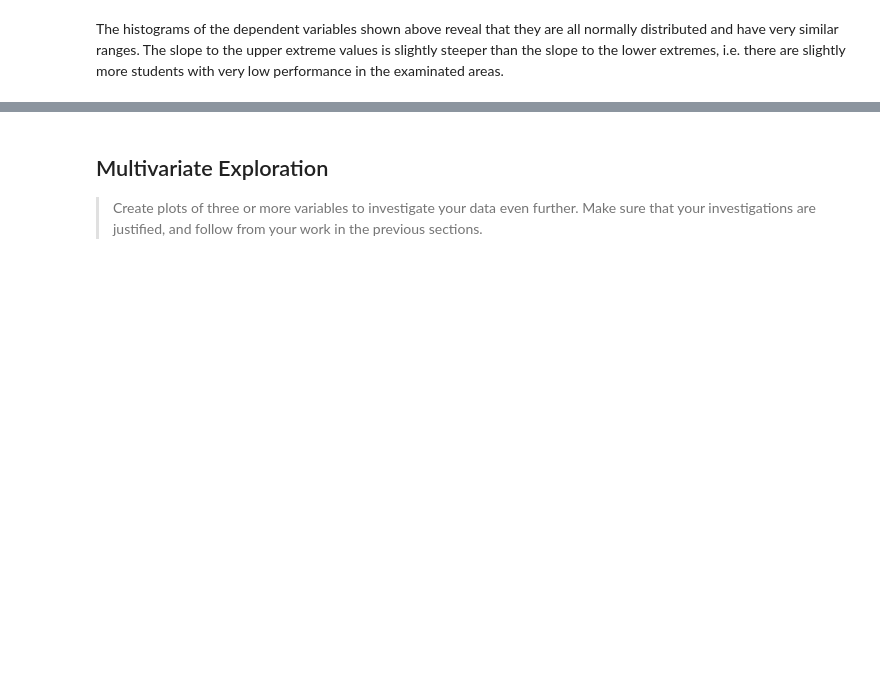
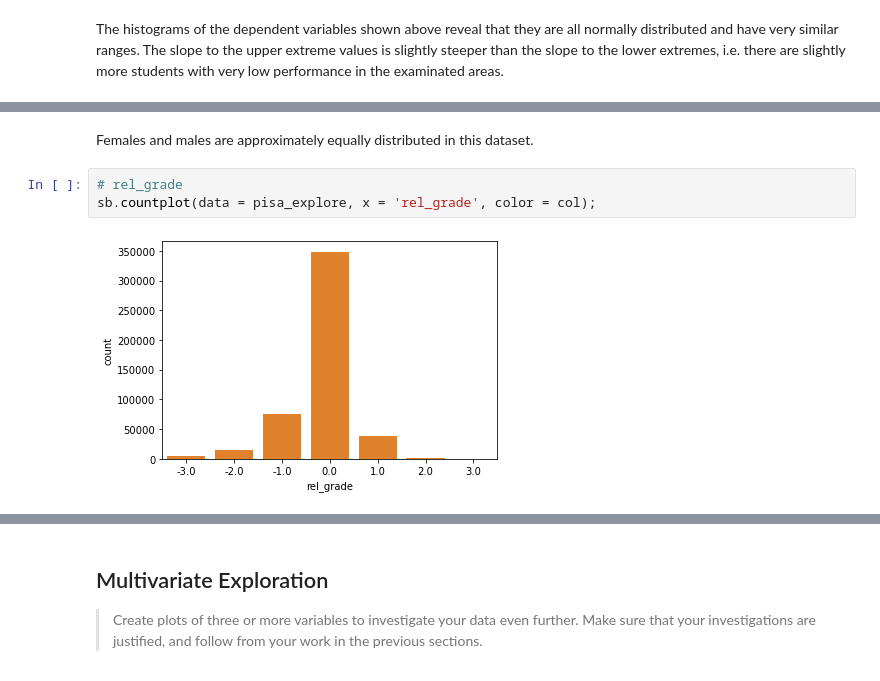
Before and after one commit to zoraaroz/PISA-data-visualisation, a Jupyter notebook: exploration.ipynb, the cells around one changed output, grey strips where cells are left out. Cells and saved outputs as stored; diff of their text form; blank space fills up the shorter version.

```diff
--- a/exploration.ipynb
+++ b/exploration.ipynb
@@ -163,0 +186,7 @@ The histograms of the dependent variables shown above reveal that they are all n
+# %% [markdown]
+Females and males are approximately equally distributed in this dataset.
+# %%
+# rel_grade
+sb.countplot(data = pisa_explore, x = 'rel_grade', color = col);
+# %% [output]
+[figure, added]
```
Also changed, not shown: parts of 52 cells of this notebook.
